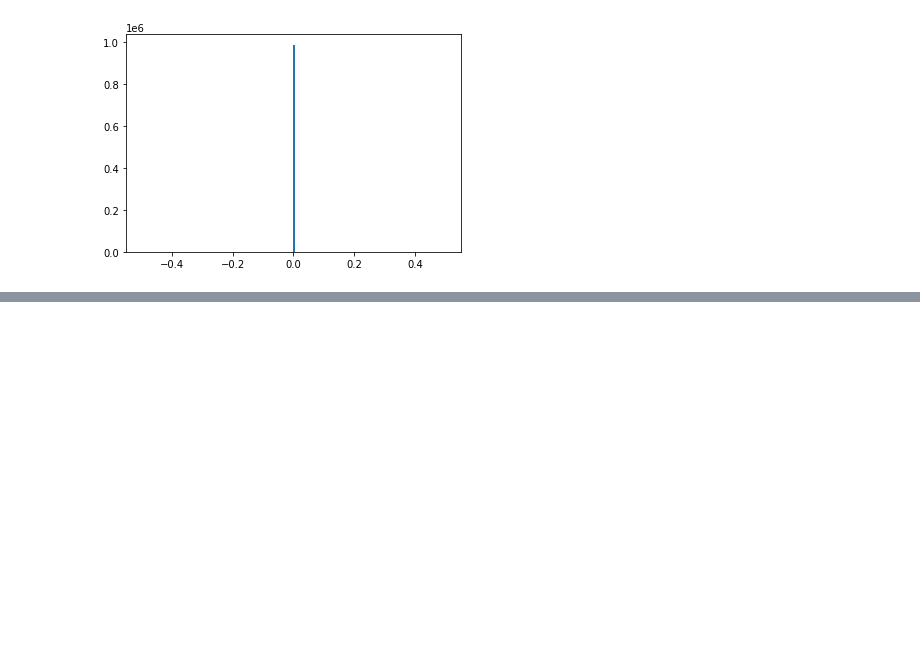
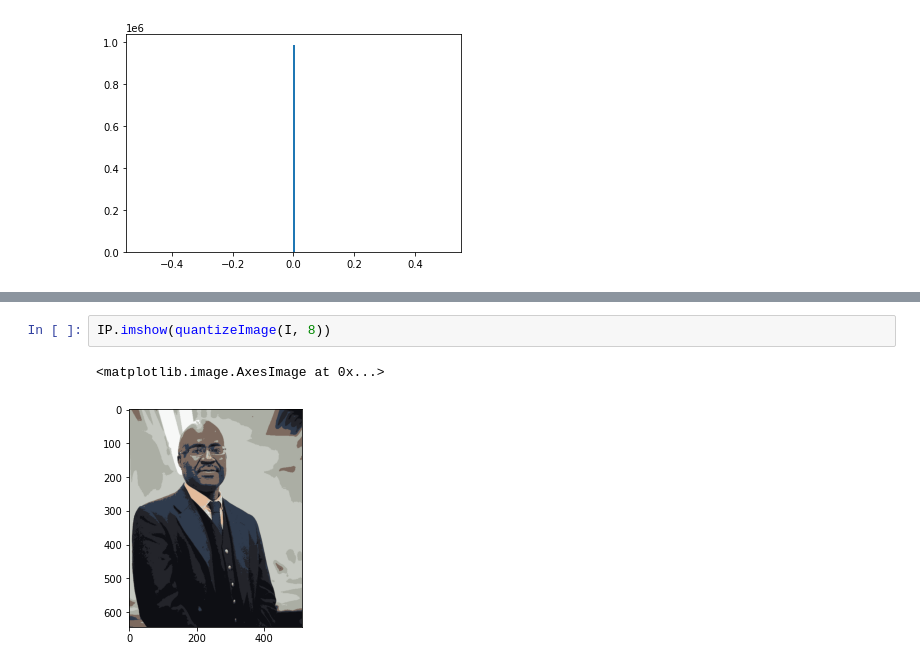
Before and after one commit to mustafa-siddiqui/Cartoonize-Image, a Jupyter notebook: src/clustering.ipynb, the cells around one changed output, grey strips where cells are left out. Cells and saved outputs as stored; diff of their text form; blank space fills up the shorter version.

```diff
--- a/src/clustering.ipynb
+++ b/src/clustering.ipynb
@@ -279,0 +403,5 @@ IP.imshow(I)
+# %%
+IP.imshow(quantizeImage(I, 8))
+# %% [output]
+<matplotlib.image.AxesImage at 0x...>
+[figure, added]
```
Also changed, not shown: parts of 26 cells of this notebook.
